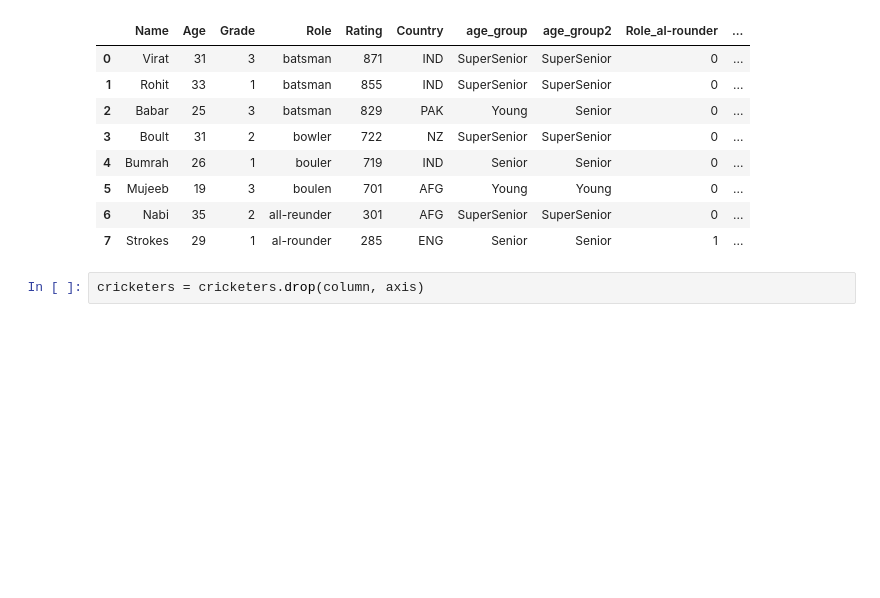
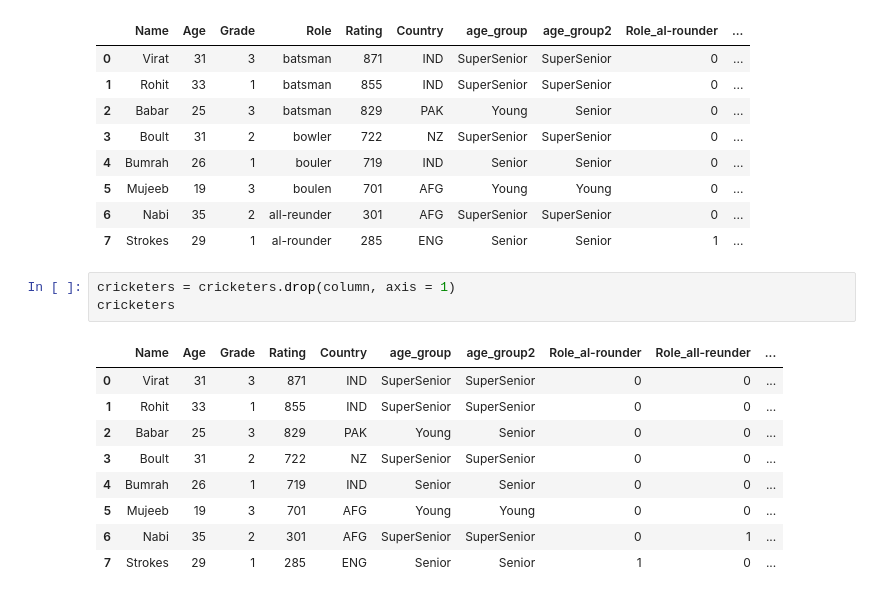
Before and after one commit to Malinda1/data_preprocessing, a Jupyter notebook: data preprocessing.ipynb, the cells around one changed output. Cells and saved outputs as stored; diff of their text form; blank space fills up the shorter version.

Commit message:
Drop the Role column

```diff
--- a/data preprocessing.ipynb
+++ b/data preprocessing.ipynb
@@ -552,4 +552,15 @@ cricketers
 | 6 | Nabi | 35 | 2 | all-reunder | 301 | AFG | SuperSenior | SuperSenior | 0 | ... |
 | 7 | Strokes | 29 | 1 | al-rounder | 285 | ENG | Senior | Senior | 1 | ... |
 # %%
-cricketers = cricketers.drop(column, axis)
+cricketers = cricketers.drop(column, axis = 1)
+cricketers
+# %% [output]
+|  | Name | Age | Grade | Rating | Country | age_group | age_group2 | Role_al-rounder | Role_all-reunder | ... |
+| 0 | Virat | 31 | 3 | 871 | IND | SuperSenior | SuperSenior | 0 | 0 | ... |
+| 1 | Rohit | 33 | 1 | 855 | IND | SuperSenior | SuperSenior | 0 | 0 | ... |
+| 2 | Babar | 25 | 3 | 829 | PAK | Young | Senior | 0 | 0 | ... |
+| 3 | Boult | 31 | 2 | 722 | NZ | SuperSenior | SuperSenior | 0 | 0 | ... |
+| 4 | Bumrah | 26 | 1 | 719 | IND | Senior | Senior | 0 | 0 | ... |
+| 5 | Mujeeb | 19 | 3 | 701 | AFG | Young | Young | 0 | 0 | ... |
+| 6 | Nabi | 35 | 2 | 301 | AFG | SuperSenior | SuperSenior | 0 | 1 | ... |
+| 7 | Strokes | 29 | 1 | 285 | ENG | Senior | Senior | 1 | 0 | ... |
```
